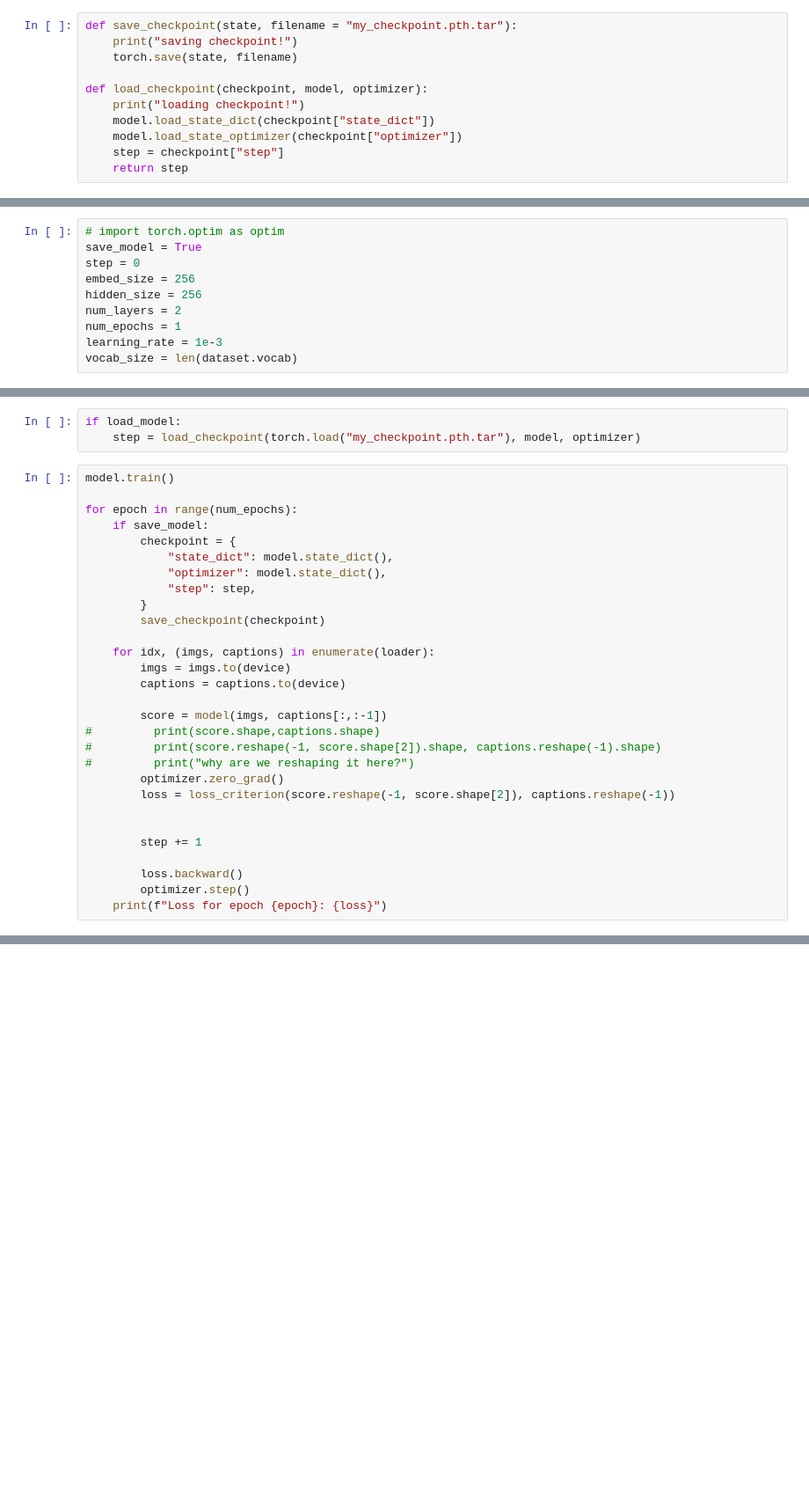
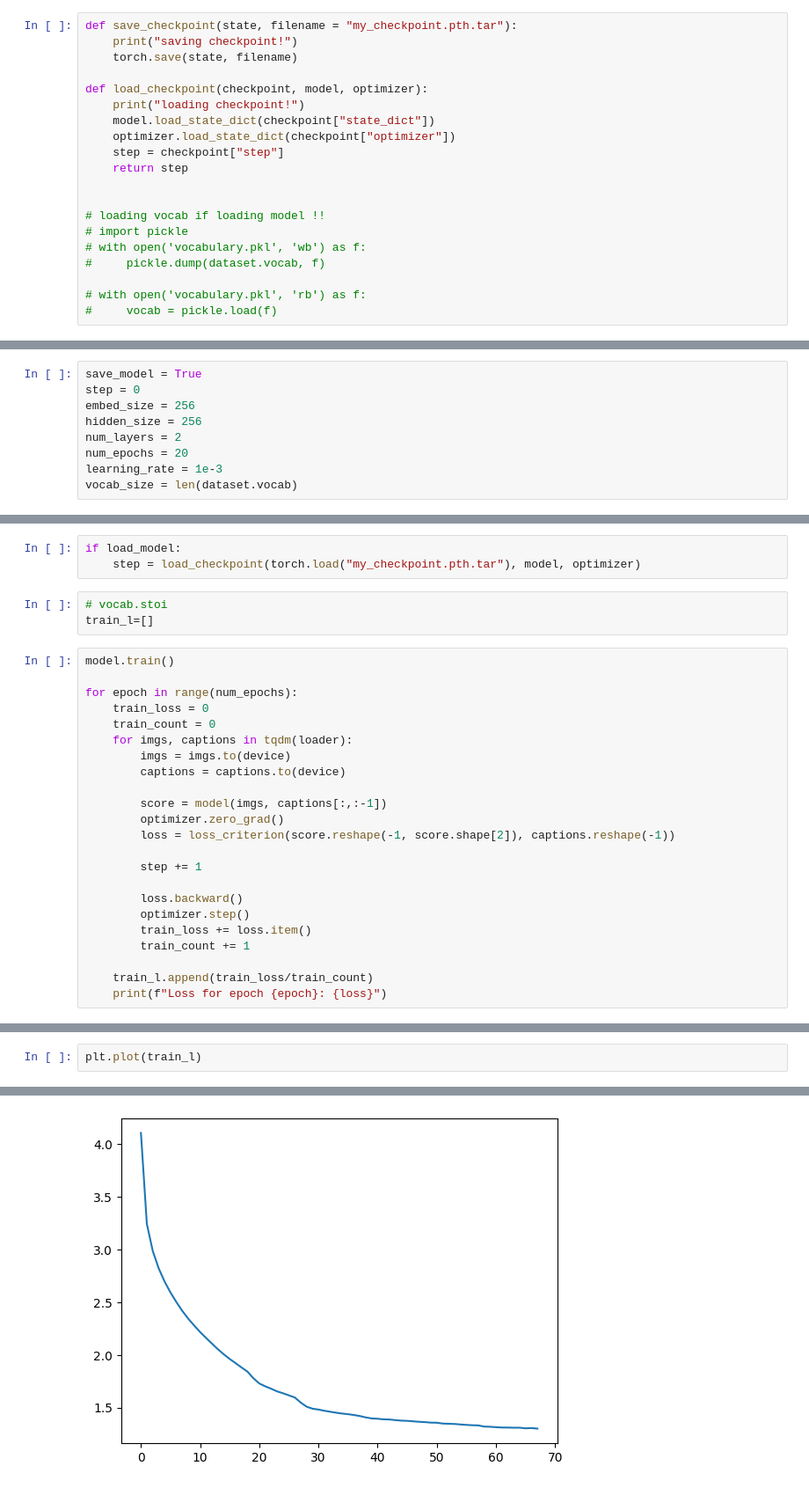
Before and after one commit to aryan-garg0729/Pytorch, a Jupyter notebook: encoder-decoder.ipynb, the cells around one changed output, grey strips where cells are left out. Shown: that part at 88% size. Saved outputs shown, nothing was run; the diff lists cells and outputs as text; blank space fills up the shorter version.

```diff
--- a/encoder-decoder.ipynb
+++ b/encoder-decoder.ipynb
@@ -302,8 +255,17 @@ def save_checkpoint(state, filename = "my_checkpoint.pth.tar"):
 def load_checkpoint(checkpoint, model, optimizer):
     print("loading checkpoint!")
     model.load_state_dict(checkpoint["state_dict"])
-    model.load_state_optimizer(checkpoint["optimizer"])
+    optimizer.load_state_dict(checkpoint["optimizer"])
     step = checkpoint["step"]
     return step
+
+
+# loading vocab if loading model !!
+# import pickle
+# with open('vocabulary.pkl', 'wb') as f:
+#     pickle.dump(dataset.vocab, f)
+
+# with open('vocabulary.pkl', 'rb') as f:
+#     vocab = pickle.load(f)
 # %% [markdown]
 > #  **Training Model**
@@ -320,12 +280,11 @@ print(device)
 # %% [output]
 cuda
 # %%
-# import torch.optim as optim
 save_model = True
 step = 0
 embed_size = 256
 hidden_size = 256
 num_layers = 2
-num_epochs = 1
+num_epochs = 20
 learning_rate = 1e-3
 vocab_size = len(dataset.vocab)
@@ -346,33 +309,30 @@ optimizer = optim.Adam(model.parameters(), lr = learning_rate)
 # %%
 if load_model:
     step = load_checkpoint(torch.load("my_checkpoint.pth.tar"), model, optimizer)
+# %%
+# vocab.stoi
+train_l=[]
 # %%
 model.train()
 
 for epoch in range(num_epochs):
-    if save_model:
-        checkpoint = {
-            "state_dict": model.state_dict(),
-            "optimizer": model.state_dict(),
-            "step": step,
-        }
-        save_checkpoint(checkpoint)
-
-    for idx, (imgs, captions) in enumerate(loader):
+    train_loss = 0
+    train_count = 0
+    for imgs, captions in tqdm(loader):
         imgs = imgs.to(device)
         captions = captions.to(device)
 
         score = model(imgs, captions[:,:-1])
-#         print(score.shape,captions.shape)
-#         print(score.reshape(-1, score.shape[2]).shape, captions.reshape(-1).shape)
-#         print("why are we reshaping it here?")
         optimizer.zero_grad()
         loss = loss_criterion(score.reshape(-1, score.shape[2]), captions.reshape(-1))
-
 
         step += 1
 
         loss.backward()
         optimizer.step()
+        train_loss += loss.item()
+        train_count += 1
+
+    train_l.append(train_loss/train_count)
     print(f"Loss for epoch {epoch}: {loss}")
 # %% [output]
@@ -414,0 +393,3 @@ tensor([2], device='cuda:0')
+# %%
+plt.plot(train_l)
+# %% [output]
@@ -414,0 +397 @@ tensor([2], device='cuda:0')
+[figure, added]
```
Also changed, not shown: parts of 25 cells of this notebook, 11 other files.
